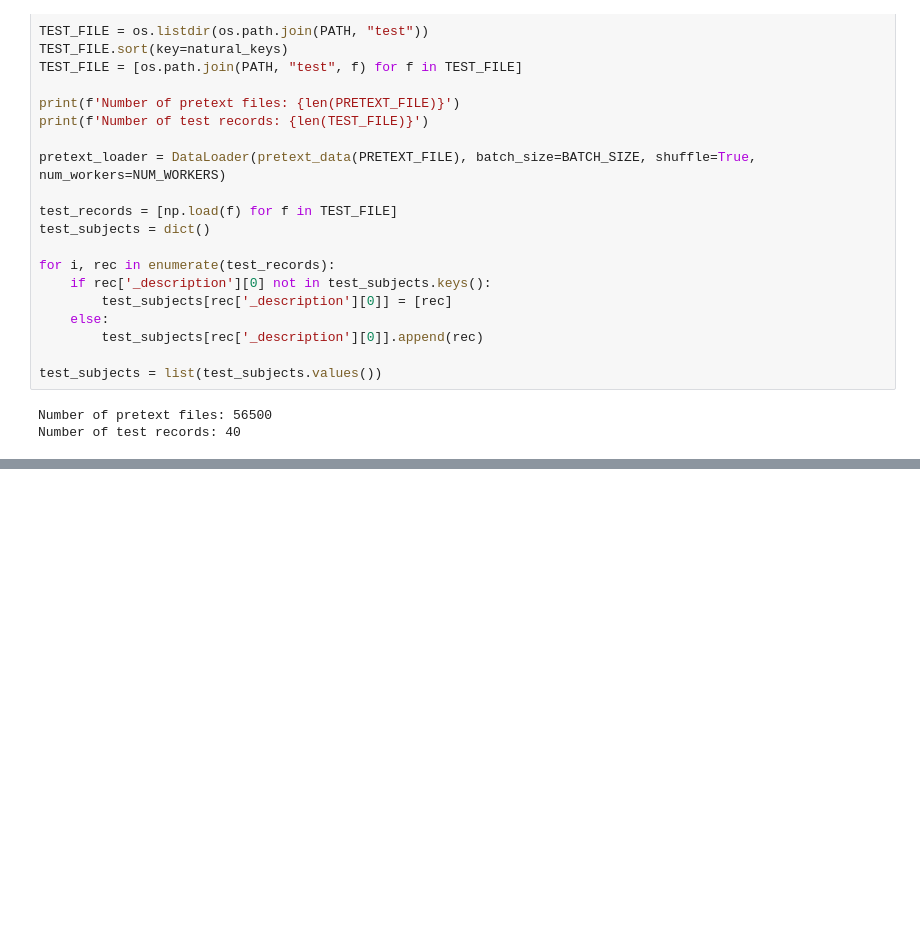
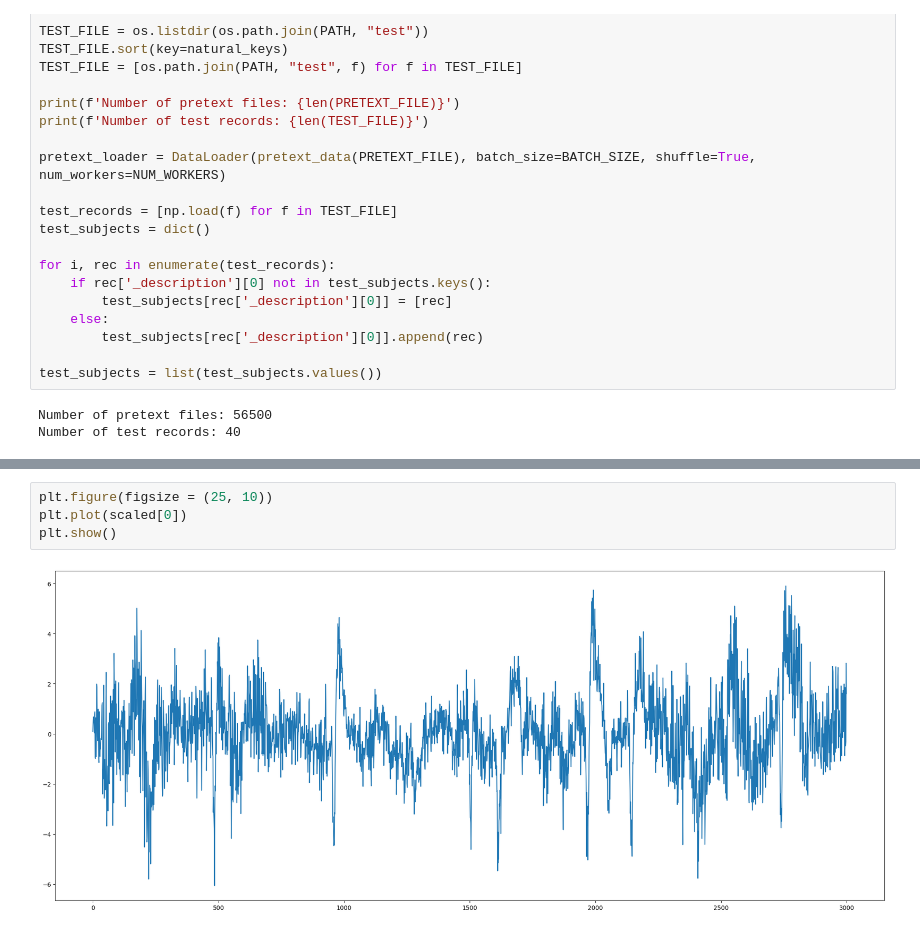
Before and after one commit to sleep-staging/multi-epoch, a Jupyter notebook: test.ipynb, the cells around one changed output, grey strips where cells are left out. Saved outputs shown, nothing was run; the diff lists cells and outputs as text; blank space fills up the shorter version.

```diff
--- a/test.ipynb
+++ b/test.ipynb
@@ -892,0 +925,6 @@ GPU available: 1
+# %%
+plt.figure(figsize = (25, 10))
+plt.plot(scaled[0])
+plt.show()
+# %% [output]
+[figure, added]
```
Also changed, not shown: parts of 5 cells of this notebook.
